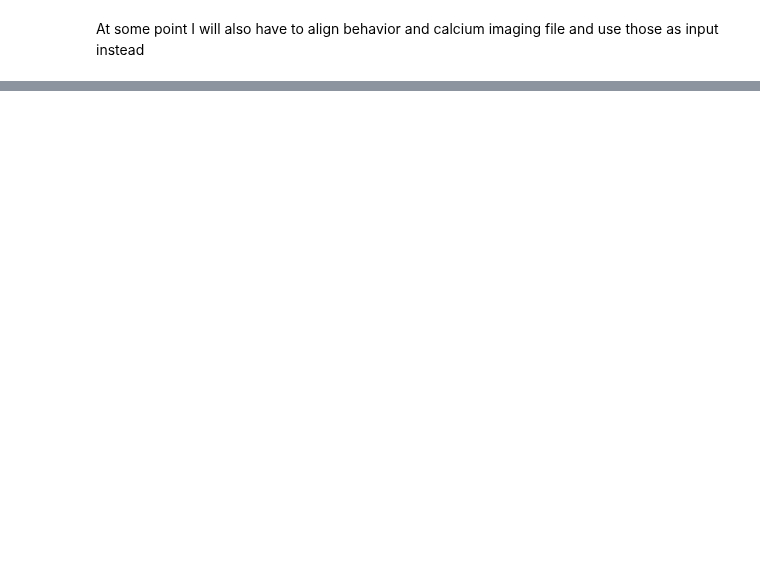
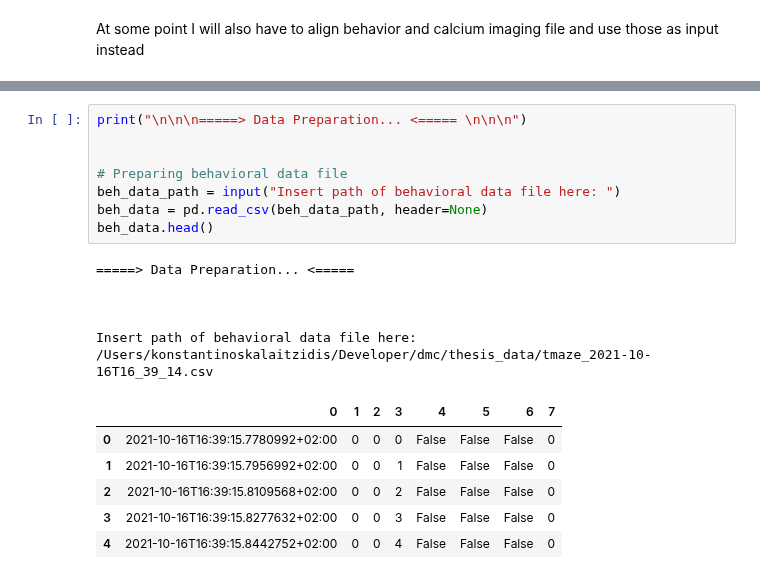
Before and after one commit to konkalaitzidis/bpnn, a Jupyter notebook: src/new-main.ipynb, the cells around one changed output, grey strips where cells are left out. Drawn from its saved outputs; the diff is of its cells as text; blank space fills up the shorter version.

```diff
--- a/src/new-main.ipynb
+++ b/src/new-main.ipynb
@@ -188,0 +266,20 @@ At some point I will also have to align behavior and calcium imaging file and us
+# %%
+print("\n\n\n=====> Data Preparation... <===== \n\n\n")
+
+
+# Preparing behavioral data file
+beh_data_path = input("Insert path of behavioral data file here: ")
+beh_data = pd.read_csv(beh_data_path, header=None)
+beh_data.head()
+# %% [output]
+=====> Data Preparation... <=====
+
+
+
+Insert path of behavioral data file here:  /Users/konstantinoskalaitzidis/Developer/dmc/thesis_data/tmaze_2021-10-16T16_39_14.csv
+|  | 0 | 1 | 2 | 3 | 4 | 5 | 6 | 7 |
+| 0 | 2021-10-16T16:39:15.7780992+02:00 | 0 | 0 | 0 | False | False | False | 0 |
+| 1 | 2021-10-16T16:39:15.7956992+02:00 | 0 | 0 | 1 | False | False | False | 0 |
+| 2 | 2021-10-16T16:39:15.8109568+02:00 | 0 | 0 | 2 | False | False | False | 0 |
+| 3 | 2021-10-16T16:39:15.8277632+02:00 | 0 | 0 | 3 | False | False | False | 0 |
+| 4 | 2021-10-16T16:39:15.8442752+02:00 | 0 | 0 | 4 | False | False | False | 0 |
```
Also changed, not shown: parts of 37 cells of this notebook, 2 other files.
